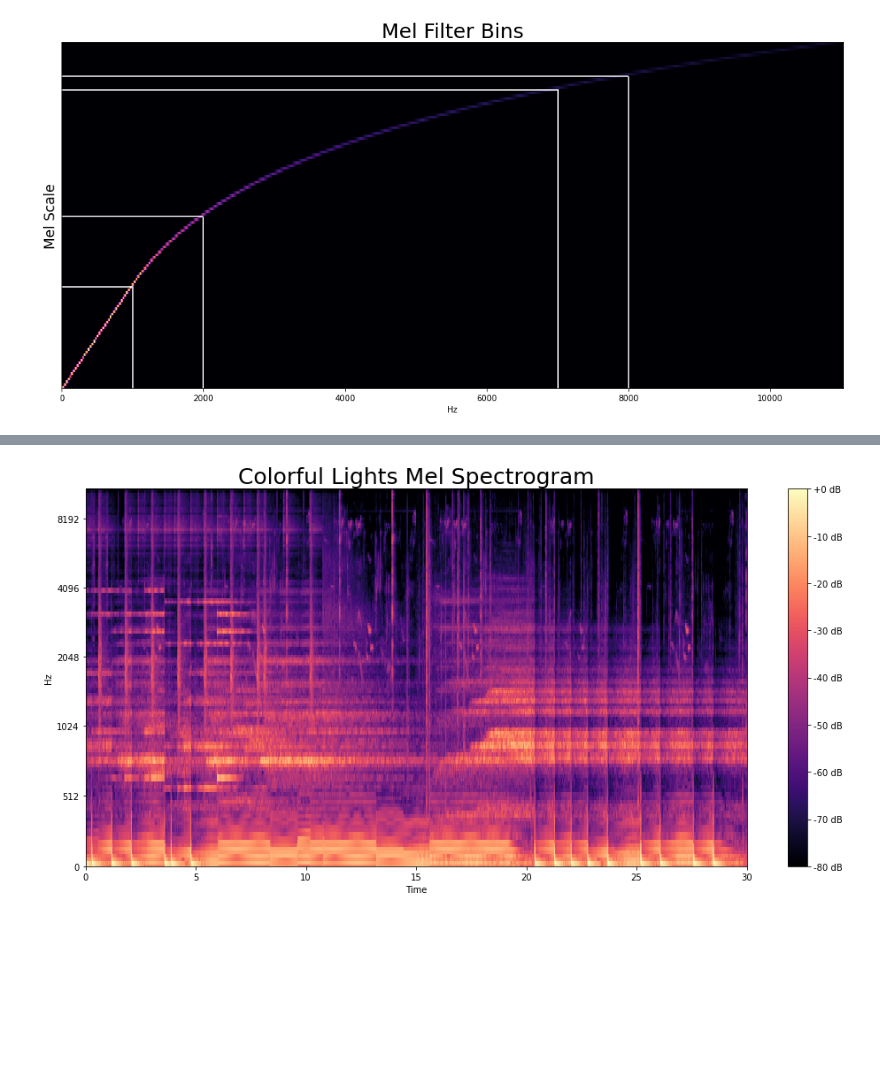
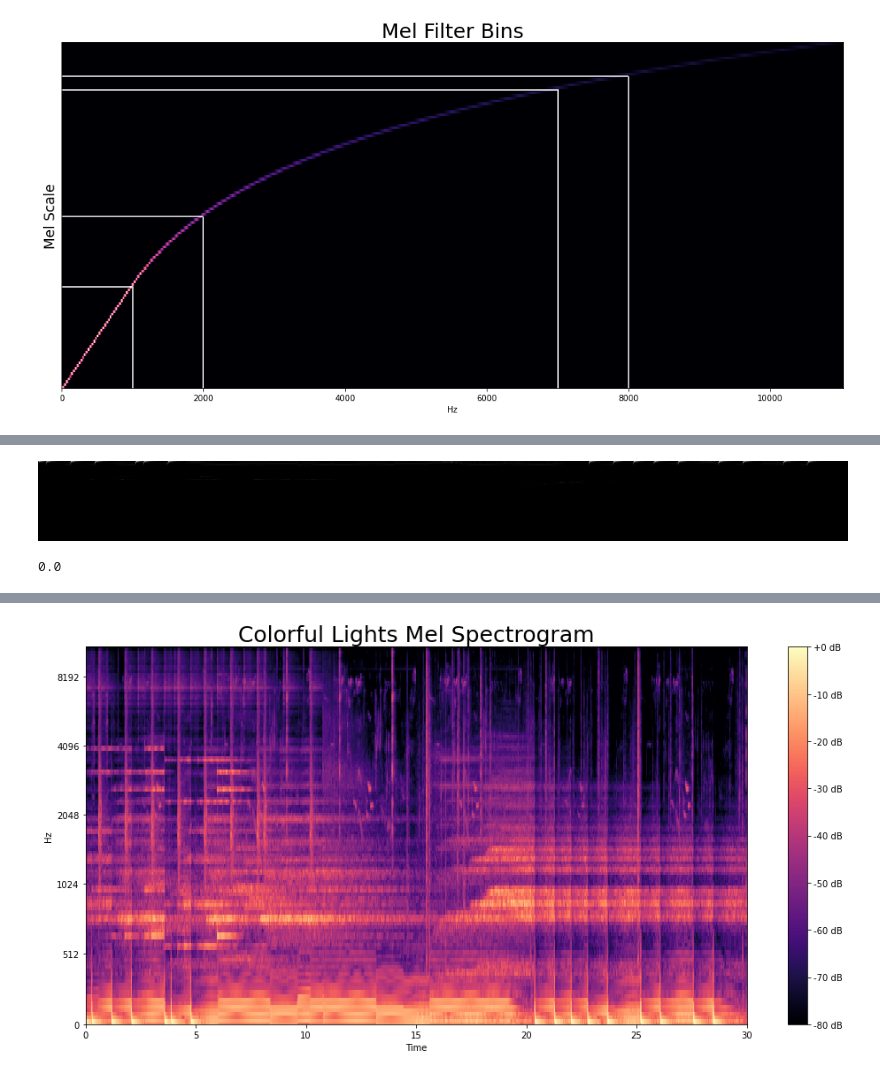
Before and after one commit to Lucas-Courant/predicting_audio_genre, a Jupyter notebook: Code/librosa_playground.ipynb, the cells around one changed output, grey strips where cells are left out. Drawn from its saved outputs; the diff is of its cells as text; code cells hidden in the pictures; blank space fills up the shorter version.

```diff
--- a/Code/librosa_playground.ipynb
+++ b/Code/librosa_playground.ipynb
@@ -61,0 +83,4 @@ mel_spec = librosa.feature.melspectrogram(y, sr)
+# %%
+Image.fromarray(np.uint8((mel_spec / mel_spec.max()*255)))
+# %% [output]
+[figure, added]
@@ -61,0 +89,4 @@ mel_spec = librosa.feature.melspectrogram(y, sr)
+# %%
+db_spec.flatten().max()
+# %% [output]
+0.0
```
Also changed, not shown: parts of 9 cells of this notebook, 2 other files.
